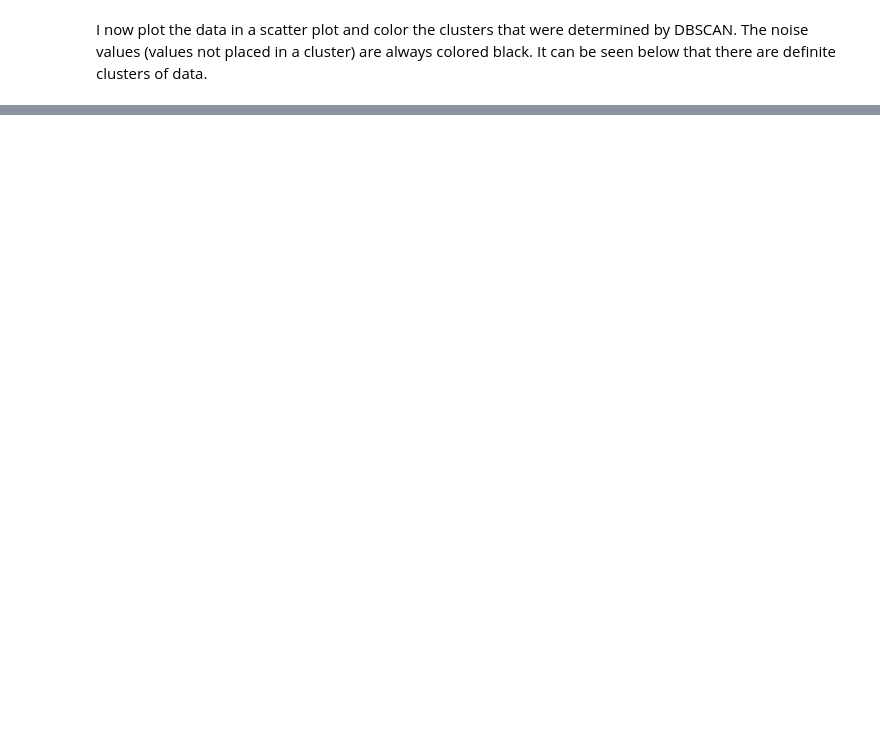
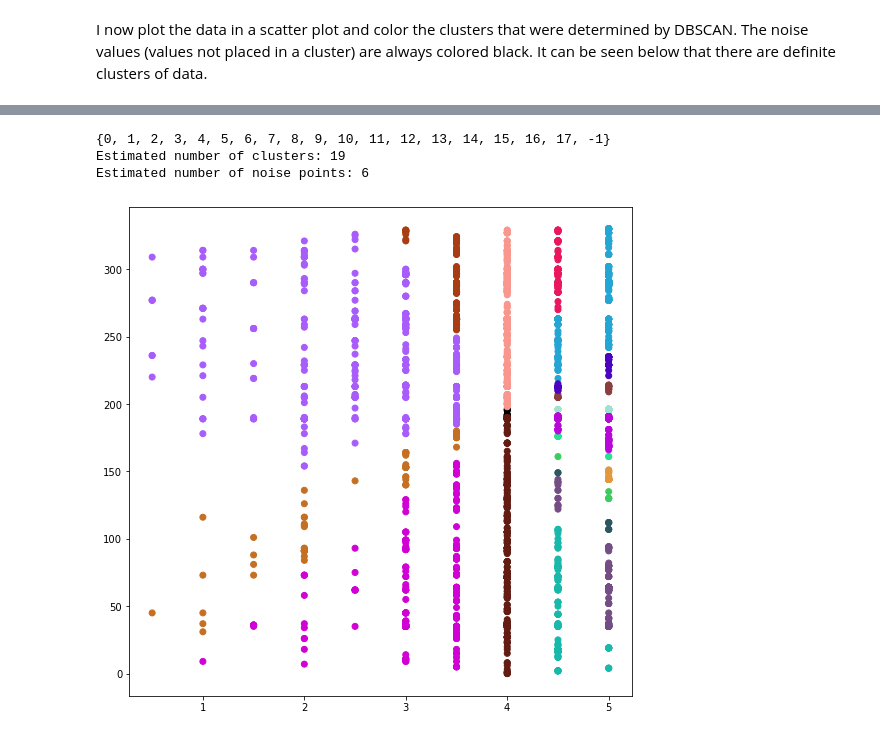
Before and after one commit to anissakhan/731-Project-3-Khan, a Jupyter notebook: 731-Project3.ipynb, the cells around one changed output, grey strips where cells are left out. Cells and saved outputs as stored; diff of their text form; code cells hidden in the pictures; blank space fills up the shorter version.

```diff
--- a/731-Project3.ipynb
+++ b/731-Project3.ipynb
@@ -445,0 +493,44 @@ plt.show()
+# %%
+dbsc = DBSCAN(eps = 0.04, min_samples = 5).fit(dfTest_normalized)
+labels = dbsc.labels_
+core_samples = np.zeros_like(labels, dtype = bool)
+core_samples[dbsc.core_sample_indices_] = True
+
+print(set(labels))
+
+n_clusters_=len(set(labels))
+n_noise_=list(labels).count(-1)
+
+print('Estimated number of clusters: %d' % n_clusters_)
+print('Estimated number of noise points: %d' % n_noise_)
+# %% [output]
+{0, 1, 2, 3, 4, 5, 6, 7, 8, 9, 10, 11, 12, 13, 14, 15, 16, 17, -1}
+Estimated number of clusters: 19
+Estimated number of noise points: 6
+# %%
+import random
+
+colors={}
+r = 0
+b = 0
+g = 0
+color = (r, g, b)
+
+colors[-1]=(0,0,0)
+for i in range(0,n_clusters_):
+    #while r==0 and b==0 and g==0:
+    r = random.random()
+    b = random.random()
+    g = random.random()
+    color = (r, g, b)
+    colors[i]=color
+    #print(colors[i])
+
+cvec=[colors[label] for label in labels]
+
+plt.figure(figsize=(9,9))
+plt.scatter(dfTest['rating'], dfTest['genreCat'], c=cvec)
+
+plt.show()
+# %% [output]
+[figure, added]
```
Also changed, not shown: parts of 4 cells of this notebook.
